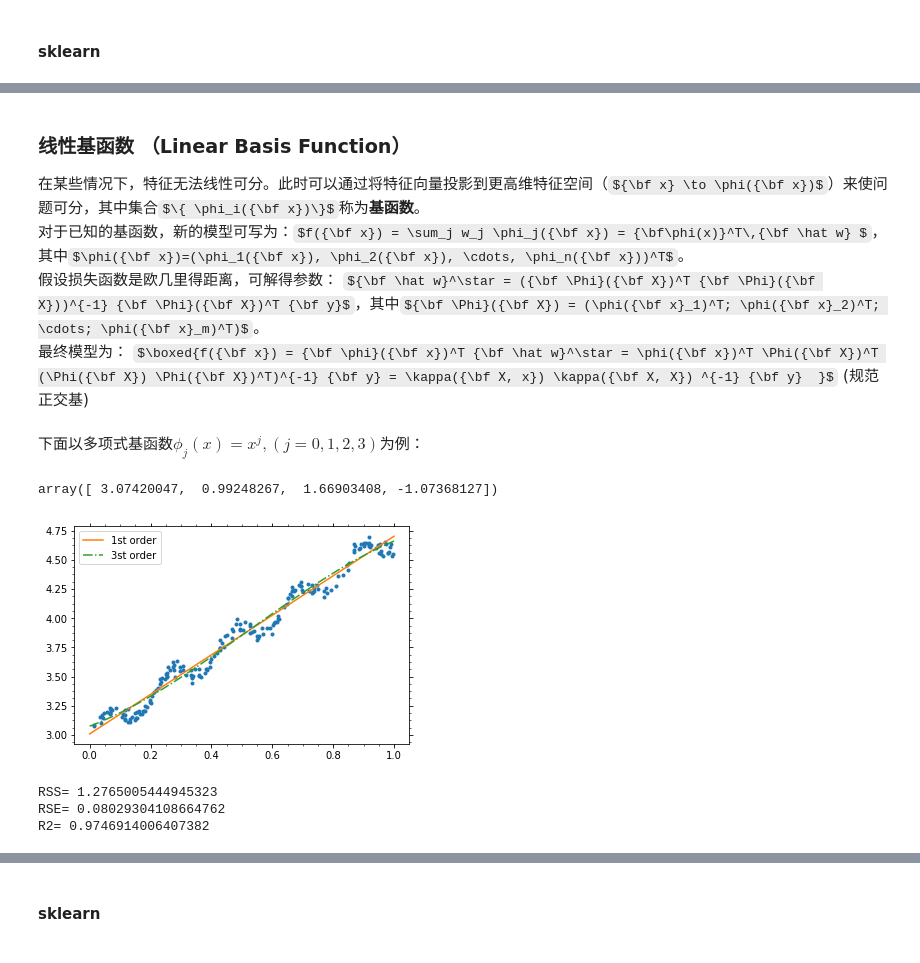
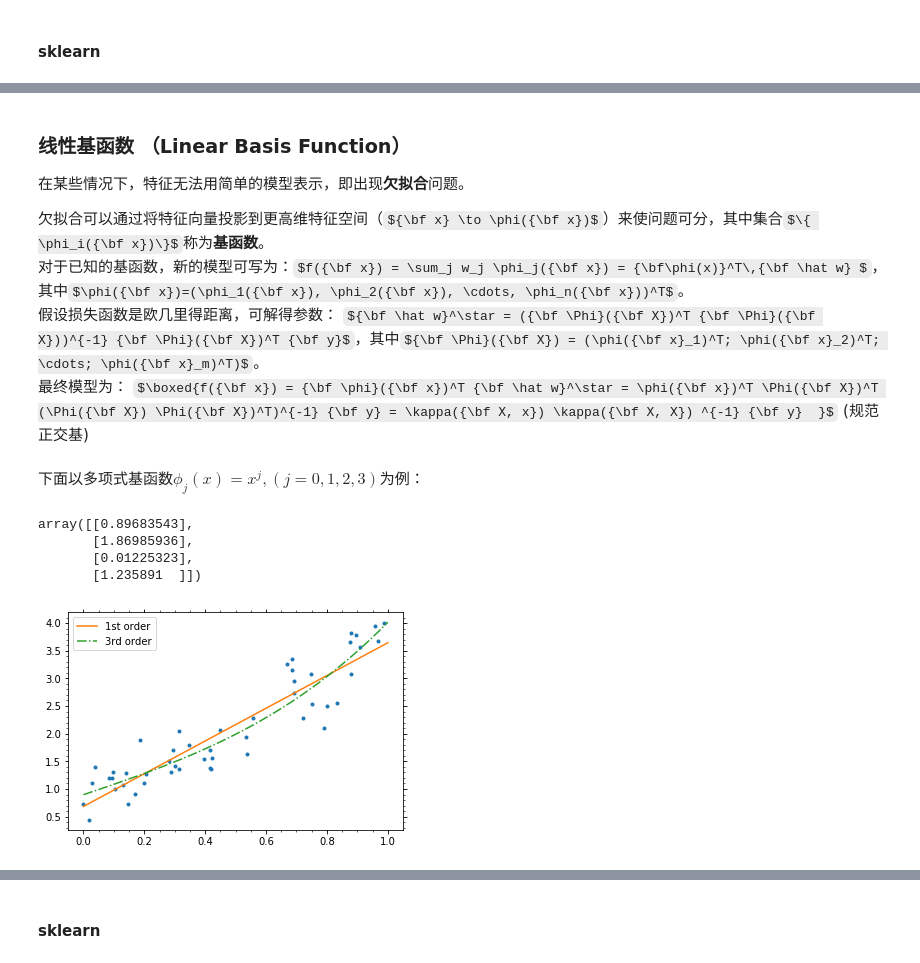
Before and after one commit to szqtc/MyMachineLearningNotes, a Jupyter notebook: 1_LinearRegression.ipynb, the cells around one changed output, grey strips where cells are left out. Cells and saved outputs as stored; diff of their text form; code cells hidden in the pictures; some formulas as TeX source.

```diff
--- a/1_LinearRegression.ipynb
+++ b/1_LinearRegression.ipynb
@@ -44,3 +42,21 @@ y = raw_data[:, -1]
+# %%
+# generate mock data
+def mock_generator1(X_raw):
+    nsamp = X_raw.shape[0]
+    return 1.+X_raw+X_raw**2 + X_raw**3 + 0.4*np.random.randn(nsamp)
+
+# training data
+X_raw = np.random.rand(50)
+y_raw = mock_generator1(X_raw)
+X = np.c_[np.ones_like(X_raw), X_raw]
+y = y_raw.reshape(-1, 1)
+#print(X, y)
+
+# test data
+X_test_raw = np.random.rand(25)
+y_test_raw = mock_generator1(X_test_raw)
+X_test = np.c_[np.ones_like(X_test_raw), X_test_raw]
+y_test = y_test_raw.reshape(-1, 1)
 # %%
 w = np.linalg.inv(X.T @ X) @ X.T @ y
 w
@@ -49,6 +66,5 @@ array([3.00774324, 1.69532264])
 # %%
-fg0 = plt.figure()
-ax0 = fg0.add_subplot(111)
+fg0, ax0 = plt.subplots()
 ax0.plot(X[:, 1], y, marker='o', ms=3, ls='None')
 ax0.plot([0., 1.], np.array([[1, 0], [1, 1]])@w.reshape(2, 1), ls='-', label='1st order')
 ax0.legend()
@@ -97,6 +118,8 @@ $\boxed{ {\bf \hat w}^\star = ({\bf X}^T {\bf X} + m/C \, {\bf I})^{-1} {\bf X}^
 # %% [markdown]
 ### 线性基函数 （Linear Basis Function）
-在某些情况下，特征无法线性可分。此时可以通过将特征向量投影到更高维特征空间（${\bf x} \to \phi({\bf x})$）来使问题可分，其中集合$\{ \phi_i({\bf x})\}$称为**基函数**。
+在某些情况下，特征无法用简单的模型表示，即出现**欠拟合**问题。
+
+欠拟合可以通过将特征向量投影到更高维特征空间（${\bf x} \to \phi({\bf x})$）来使问题可分，其中集合$\{ \phi_i({\bf x})\}$称为**基函数**。
 对于已知的基函数，新的模型可写为：$f({\bf x}) = \sum_j w_j \phi_j({\bf x}) = {\bf\phi(x)}^T\,{\bf \hat w} $，其中$\phi({\bf x})=(\phi_1({\bf x}), \phi_2({\bf x}), \cdots, \phi_n({\bf x}))^T$。
 假设损失函数是欧几里得距离，可解得参数：
 ${\bf \hat w}^\star = ({\bf \Phi}({\bf X})^T {\bf \Phi}({\bf X}))^{-1} {\bf \Phi}({\bf X})^T {\bf y}$，其中${\bf \Phi}({\bf X}) = (\phi({\bf x}_1)^T; \phi({\bf x}_2)^T; \cdots; \phi({\bf x}_m)^T)$。
@@ -110,26 +133,15 @@ X_lb = np.c_[X, X[:, 1]**2, X[:, 1]**3] # xm = (1, xm, xm^2, xm^3)
 w_lb = np.linalg.inv(X_lb.T @ X_lb) @ X_lb.T @ y
 w_lb
 # %% [output]
-array([ 3.07420047,  0.99248267,  1.66903408, -1.07368127])
+array([[0.89683543],
+       [1.86985936],
+       [0.01225323],
+       [1.235891  ]])
 # %%
 x_lb = np.linspace(0, 1, 100)
 y_lb_pred = np.c_[np.ones_like(x_lb), x_lb, x_lb**2, x_lb**3] @ w_lb
-ax0.plot(x_lb, y_lb_pred, ls='-.', label='3st order')
+ax0.plot(x_lb, y_lb_pred, ls='-.', label='3rd order')
 ax0.legend()
 fg0
 # %% [output]
-[figure, old version]
+[figure, new version]
-# %%
-## RSE
-y_pred = X_lb@w_lb
-RSS = ((y_pred-y)**2).sum()
-print('RSS=', RSS)
-print('RSE=', np.sqrt(RSS/(len(y_pred)-2)))
-
-## R^2
-TSS = ((y-y.mean())**2).sum()
-print("R2=", 1-RSS/TSS)
-# %% [output]
-RSS= 1.2765005444945323
-RSE= 0.08029304108664762
-R2= 0.9746914006407382
```
Also changed, not shown: parts of 35 cells of this notebook, 1 other file.
